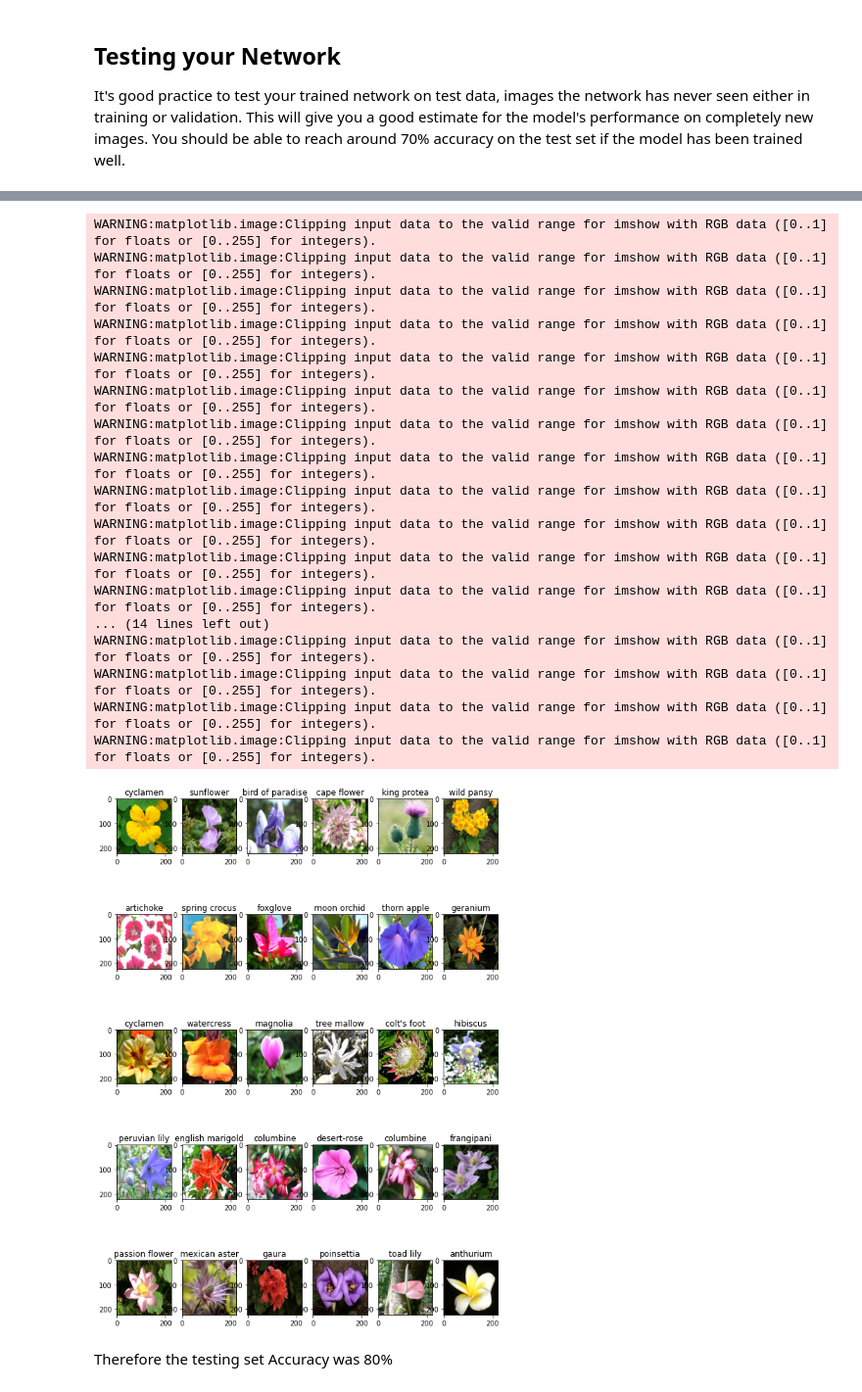
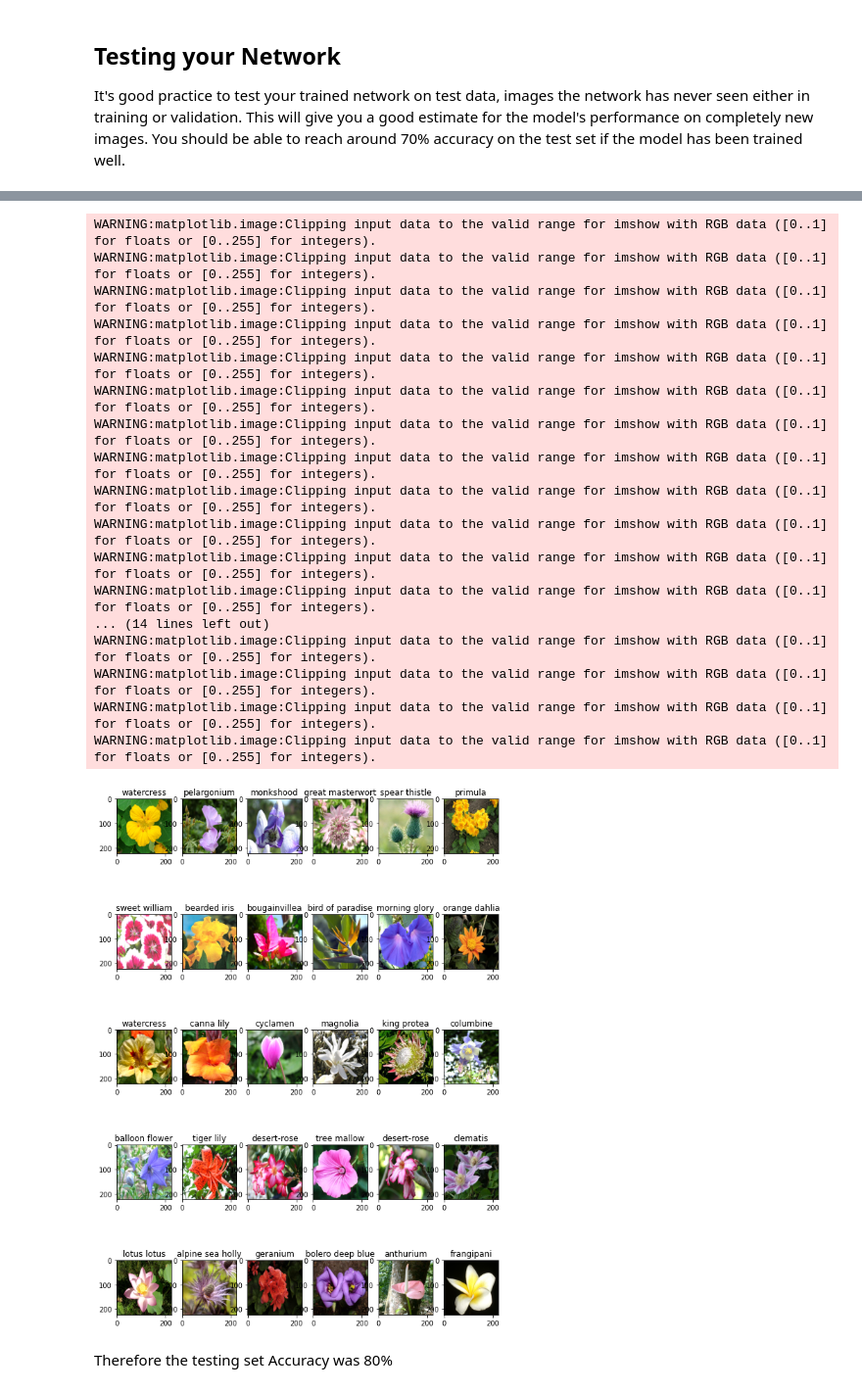
Before and after one commit to CorrAUDJPY/Udacity-Project-2-Image-Classifer-with-Neural-Net, a Jupyter notebook: Project2_Image_Classifier.ipynb, the cells around one changed output, grey strips where cells are left out. Shown at 98% size. Cells and saved outputs as stored; diff of their text form; code cells hidden in the pictures.

```diff
--- a/Project2_Image_Classifier.ipynb
+++ b/Project2_Image_Classifier.ipynb
@@ -197,7 +198,7 @@ print(class_names)
 # of the plot to the corresponding class name.
 for img,label in training_set.take(10):
   img=img.numpy().squeeze()
-  label=str( label.numpy() )
+  label=str( label.numpy() +1)
   plt.imshow(img)
-  plt.title( class_names[label])
+  plt.title( class_names[ label] )
 # %% [output]
@@ -346,35 +343,35 @@ for image_batch, label_batch in testing_batches.take(1):
   ps=model.predict(image_batch)
   images=image_batch.numpy().squeeze()
   labels=label_batch.numpy()
 
 plt.figure(figsize=(10,15) )
 for i in range(30):
   plt.subplot(5,6,i+1)
   img=images[i]
-  label=str(labels[i] )
+  label=str(labels[i]+1 )
   name=class_names[label]
 
   plt.imshow( img )
   plt.title( name)
 # %% [output]
 WARNING:matplotlib.image:Clipping input data to the valid range for imshow with RGB data ([0..1] for floats or [0..255] for integers).
 WARNING:matplotlib.image:Clipping input data to the valid range for imshow with RGB data ([0..1] for floats or [0..255] for integers).
 WARNING:matplotlib.image:Clipping input data to the valid range for imshow with RGB data ([0..1] for floats or [0..255] for integers).
 WARNING:matplotlib.image:Clipping input data to the valid range for imshow with RGB data ([0..1] for floats or [0..255] for integers).
 WARNING:matplotlib.image:Clipping input data to the valid range for imshow with RGB data ([0..1] for floats or [0..255] for integers).
 WARNING:matplotlib.image:Clipping input data to the valid range for imshow with RGB data ([0..1] for floats or [0..255] for integers).
 WARNING:matplotlib.image:Clipping input data to the valid range for imshow with RGB data ([0..1] for floats or [0..255] for integers).
 WARNING:matplotlib.image:Clipping input data to the valid range for imshow with RGB data ([0..1] for floats or [0..255] for integers).
 WARNING:matplotlib.image:Clipping input data to the valid range for imshow with RGB data ([0..1] for floats or [0..255] for integers).
 WARNING:matplotlib.image:Clipping input data to the valid range for imshow with RGB data ([0..1] for floats or [0..255] for integers).
 WARNING:matplotlib.image:Clipping input data to the valid range for imshow with RGB data ([0..1] for floats or [0..255] for integers).
 WARNING:matplotlib.image:Clipping input data to the valid range for imshow with RGB data ([0..1] for floats or [0..255] for integers).
 ... (14 lines left out)
 WARNING:matplotlib.image:Clipping input data to the valid range for imshow with RGB data ([0..1] for floats or [0..255] for integers).
 WARNING:matplotlib.image:Clipping input data to the valid range for imshow with RGB data ([0..1] for floats or [0..255] for integers).
 WARNING:matplotlib.image:Clipping input data to the valid range for imshow with RGB data ([0..1] for floats or [0..255] for integers).
 WARNING:matplotlib.image:Clipping input data to the valid range for imshow with RGB data ([0..1] for floats or [0..255] for integers).
-[figure, old version]
+[figure, new version]
 # %% [markdown]
 Therefore the testing set Accuracy was 80%
 # %% [markdown]
```
Also changed, not shown: parts of 18 cells of this notebook.
